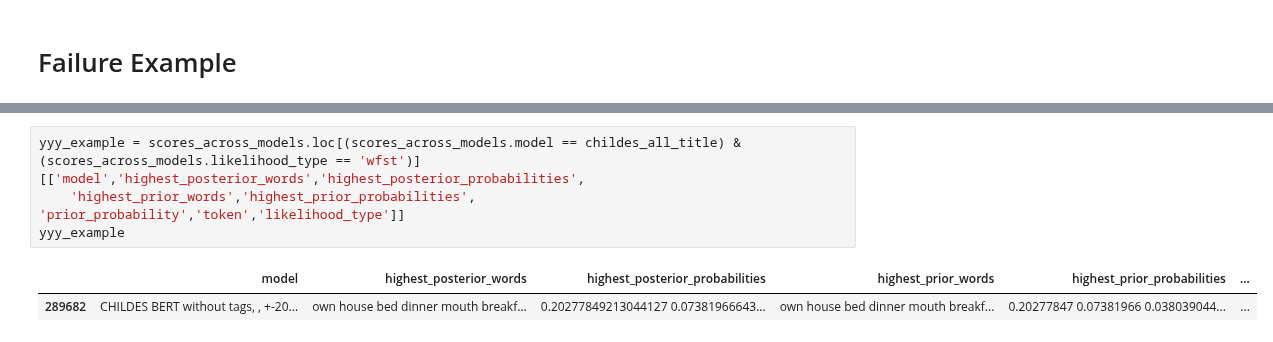
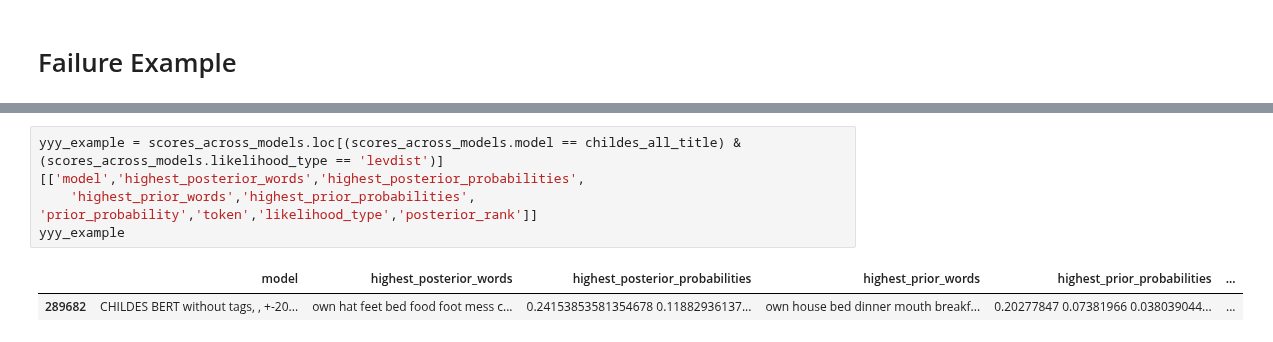
Before and after one commit to smeylan/child-directed-listening, a Jupyter notebook: Examples for Success and Failure Table.ipynb, the cells around one changed output, grey strips where cells are left out. Drawn from its saved outputs; the diff is of its cells as text.

Commit message:
handling edge cases for Example Successes and Failures

```diff
--- a/Examples for Success and Failure Table.ipynb
+++ b/Examples for Success and Failure Table.ipynb
@@ -522,7 +368,7 @@ time: 17.7 ms (started: 2022-01-26 14:25:29 -08:00)
 # %%
-yyy_example = scores_across_models.loc[(scores_across_models.model == childes_all_title) & (scores_across_models.likelihood_type == 'wfst')][['model','highest_posterior_words','highest_posterior_probabilities',
-    'highest_prior_words','highest_prior_probabilities', 'prior_probability','token','likelihood_type']]
+yyy_example = scores_across_models.loc[(scores_across_models.model == childes_all_title) & (scores_across_models.likelihood_type == 'levdist')][['model','highest_posterior_words','highest_posterior_probabilities',
+    'highest_prior_words','highest_prior_probabilities', 'prior_probability','token','likelihood_type','posterior_rank']]
 yyy_example
 # %% [output]
 |  | model | highest_posterior_words | highest_posterior_probabilities | highest_prior_words | highest_prior_probabilities | ... |
-| 289682 | CHILDES BERT without tags, , +-20... | own house bed dinner mouth breakf... | 0.20277849213044127 0.07381966643... | own house bed dinner mouth breakf... | 0.20277847 0.07381966 0.038039044... | ... |
+| 289682 | CHILDES BERT without tags, , +-20... | own hat feet bed food foot mess c... | 0.24153853581354678 0.11882936137... | own house bed dinner mouth breakf... | 0.20277847 0.07381966 0.038039044... | ... |
```
Also changed, not shown: parts of 38 cells of this notebook, 1 other file.
